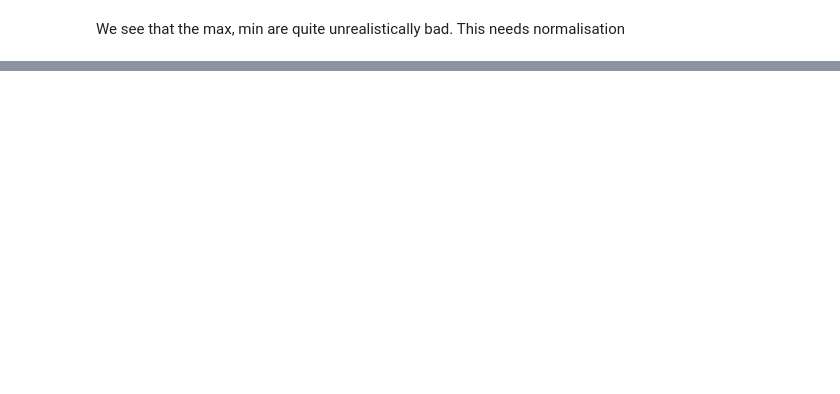
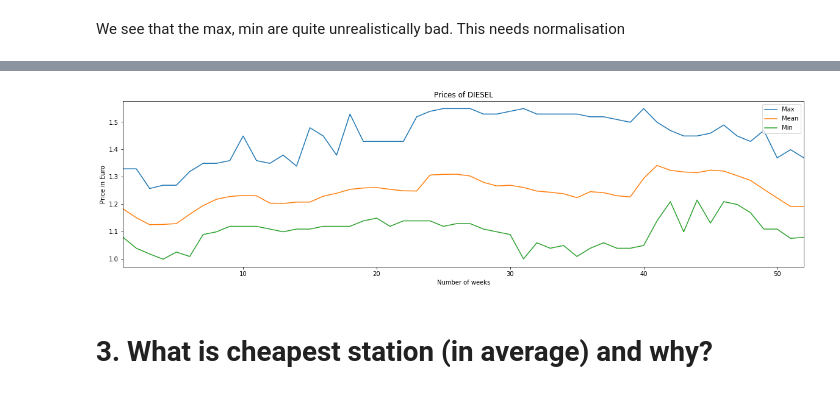
Before and after one commit to ds2019tukl/DS-2019-narayana-manjunath-reddy, a Jupyter notebook: Exercise 1.ipynb, the cells around one changed output, grey strips where cells are left out. Saved outputs shown, nothing was run; the diff lists cells and outputs as text; code cells hidden in the pictures; blank space fills up the shorter version.

```diff
--- a/Exercise 1.ipynb
+++ b/Exercise 1.ipynb
@@ -130,0 +368,6 @@ df_prices.describe()
+# %%
+plot_fuel_stats('DIESEL')
+# %% [output]
+[figure, added]
+# %% [markdown]
+# 3. What is cheapest station (in average) and why?
```
Also changed, not shown: parts of 54 cells of this notebook, 1 other file.
